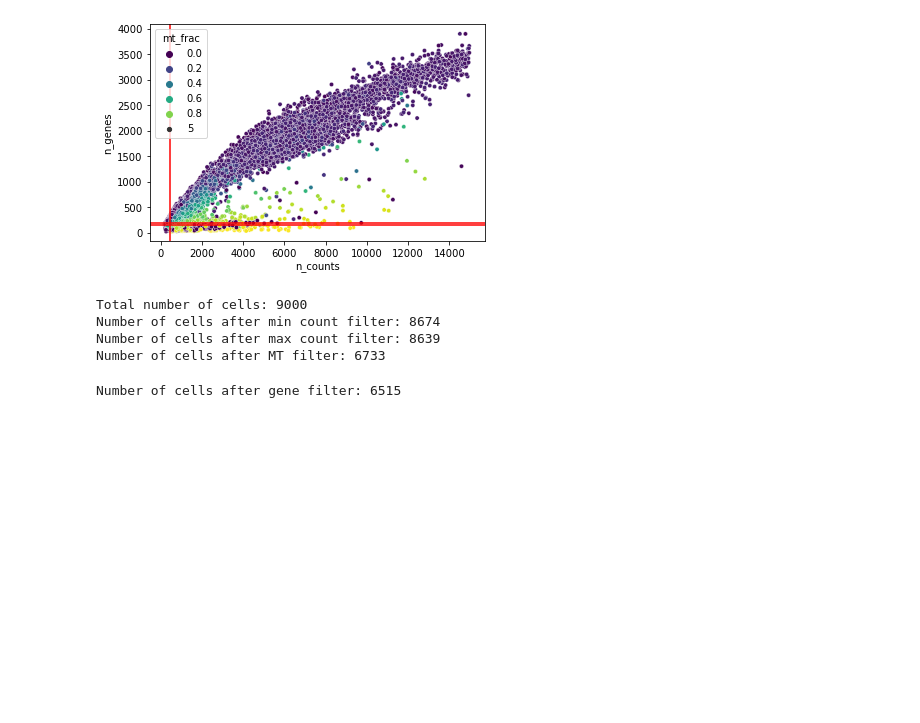
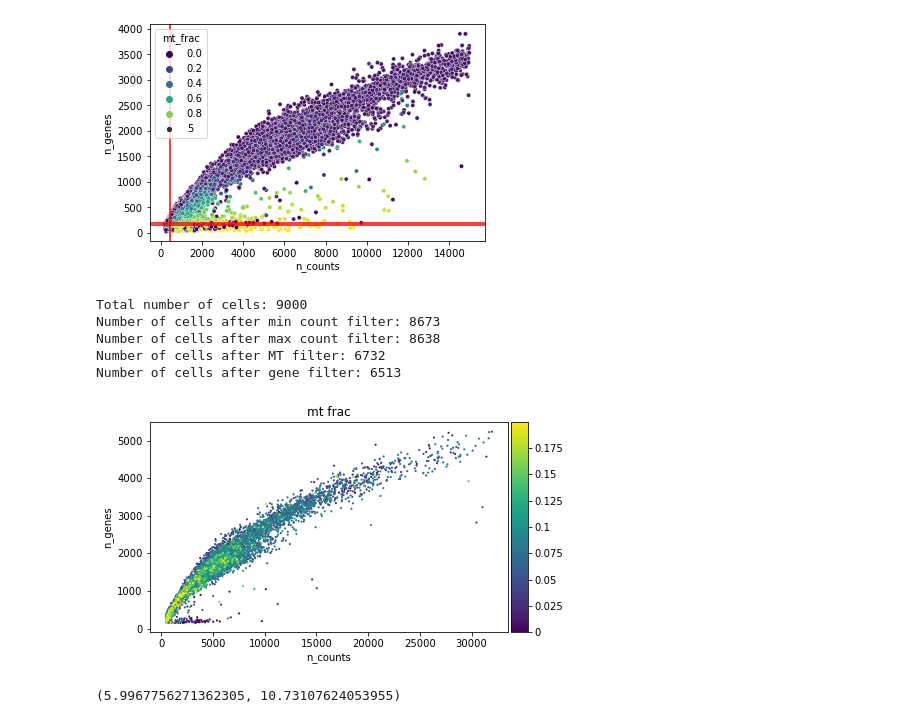
Before and after one commit to ipanj/DDD_disk, a Jupyter notebook: notebooks/covid_sc_analysis_chris.ipynb, the cells around one changed output. Drawn from its saved outputs; the diff is of its cells as text; code cells hidden in the pictures; blank space fills up the shorter version.

Commit message:
plot_qc_filtering

```diff
--- a/notebooks/covid_sc_analysis_chris.ipynb
+++ b/notebooks/covid_sc_analysis_chris.ipynb
@@ -361,24 +361,3 @@ plt.axhline(y=n_genes_lower_2, c="red")
 # %% [output]
 <matplotlib.lines.Line2D at 0x...>
 [figure]
-# %%
-# Filter cells according to identified QC thresholds:
-print('Total number of cells: {:d}'.format(adata.n_obs))
-
-sc.pp.filter_cells(adata, min_counts = n_counts_lower) #450
-print('Number of cells after min count filter: {:d}'.format(adata.n_obs))
-
-sc.pp.filter_cells(adata, max_counts = n_counts_upper_1)
-print('Number of cells after max count filter: {:d}'.format(adata.n_obs))
-
-adata = adata[adata.obs['mt_frac'] < 0.2]
-print('Number of cells after MT filter: {:d}'.format(adata.n_obs))
-
-sc.pp.filter_cells(adata, min_genes = n_genes_lower_1)
-print('Number of cells after gene filter: {:d}'.format(adata.n_obs))
-# %% [output]
-Total number of cells: 9000
-Number of cells after min count filter: 8674
-Number of cells after max count filter: 8639
-Number of cells after MT filter: 6733
-Number of cells after gene filter: 6515
@@ -386,0 +364,21 @@ Number of cells after gene filter: 6515
+# %%
+# Filter cells according to identified QC thresholds:
+print('Total number of cells: {:d}'.format(adata.n_obs))
+
+adata_flt_all_man = adata[adata.obs['n_counts']>n_counts_lower,:]
+print('Number of cells after min count filter: {:d}'.format(adata_flt_all_man.n_obs))
+
+adata_flt_all_man = adata_flt_all_man[adata_flt_all_man.obs['n_counts']<n_counts_upper_1,:]
+print('Number of cells after max count filter: {:d}'.format(adata_flt_all_man.n_obs))
+
+adata_flt_all_man = adata_flt_all_man[adata_flt_all_man.obs['mt_frac'] < 0.2]
+print('Number of cells after MT filter: {:d}'.format(adata_flt_all_man.n_obs))
+
+adata_flt_all_man = adata_flt_all_man[adata_flt_all_man.obs['n_genes'] > n_genes_lower_1]
+print('Number of cells after gene filter: {:d}'.format(adata_flt_all_man.n_obs))
+# %% [output]
+Total number of cells: 9000
+Number of cells after min count filter: 8673
+Number of cells after max count filter: 8638
+Number of cells after MT filter: 6732
+Number of cells after gene filter: 6513
@@ -386,0 +389,4 @@ Number of cells after gene filter: 6515
+# %%
+p1 = sc.pl.scatter(adata_flt_all_man, 'n_counts', 'n_genes', color='mt_frac')
+# %% [output]
+[figure, added]
@@ -386,0 +403,4 @@ Number of cells after gene filter: 6515
+# %%
+determine_threshold(adata)
+# %% [output]
+(5.9967756271362305, 10.73107624053955)
```
Also changed, not shown: parts of 10 cells of this notebook.
